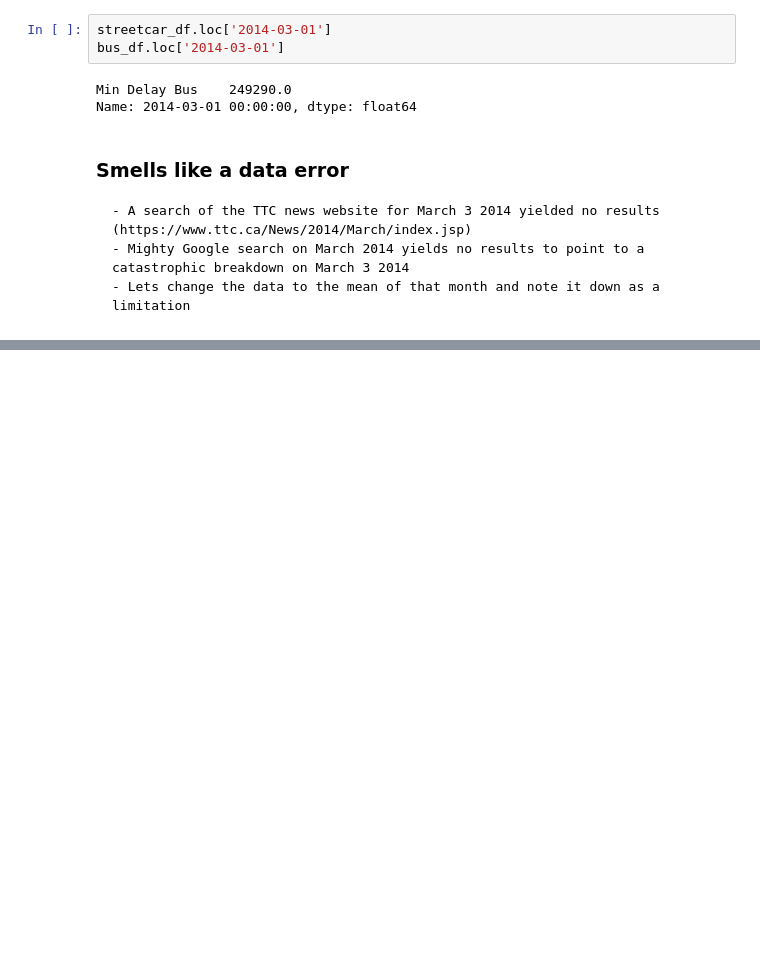
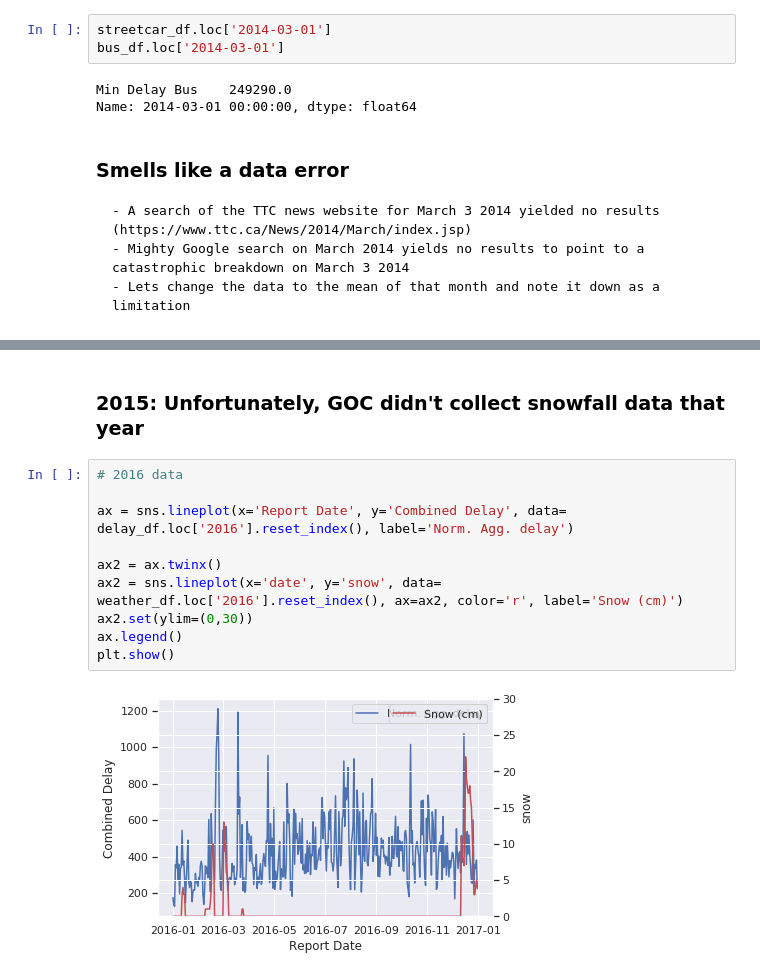
Before and after one commit to alok-drop/weather_mobility_analysis, a Jupyter notebook: snow_delay_full_data.ipynb, the cells around one changed output, grey strips where cells are left out. Saved outputs shown, nothing was run; the diff lists cells and outputs as text; blank space fills up the shorter version.

```diff
--- a/snow_delay_full_data.ipynb
+++ b/snow_delay_full_data.ipynb
@@ -132,0 +170,14 @@ plt.show()
+# %% [markdown]
+### 2015: Unfortunately, GOC didn't collect snowfall data that year
+# %%
+# 2016 data
+
+ax = sns.lineplot(x='Report Date', y='Combined Delay', data= delay_df.loc['2016'].reset_index(), label='Norm. Agg. delay')
+
+ax2 = ax.twinx()
+ax2 = sns.lineplot(x='date', y='snow', data= weather_df.loc['2016'].reset_index(), ax=ax2, color='r', label='Snow (cm)')
+ax2.set(ylim=(0,30))
+ax.legend()
+plt.show()
+# %% [output]
+[figure, added]
```
Also changed, not shown: parts of 23 cells of this notebook.
